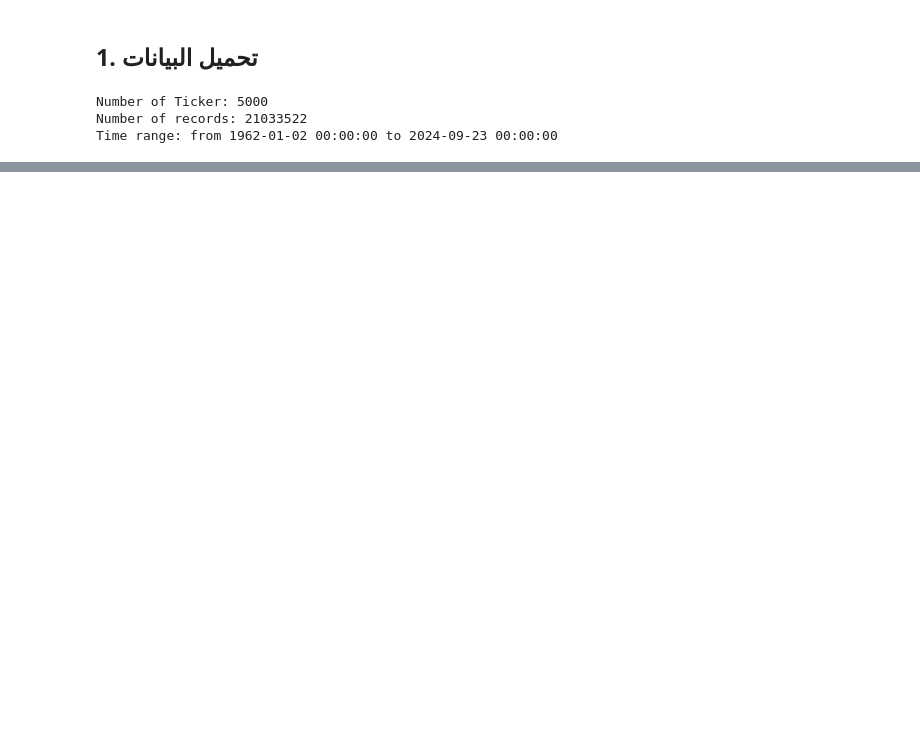
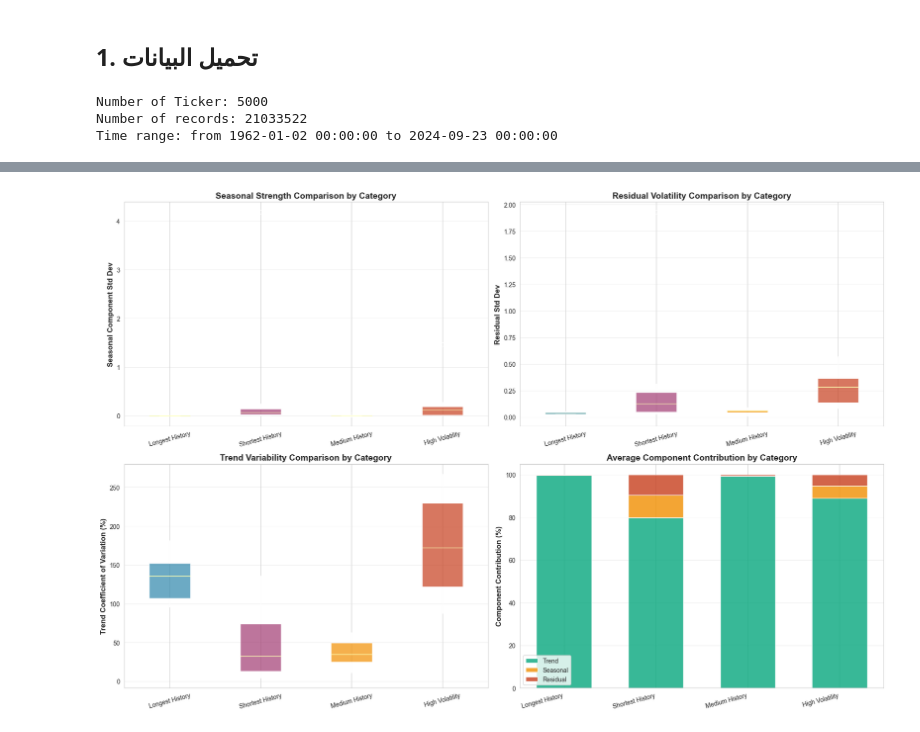
Before and after one commit to OnlyAbdullh/stock-trend-prediction, a Jupyter notebook: notebooks/05-trend-seasonality-decomposition.ipynb, the cells around one changed output, grey strips where cells are left out. Cells and saved outputs as stored; diff of their text form; code cells hidden in the pictures; blank space fills up the shorter version.

```diff
--- a/notebooks/05-trend-seasonality-decomposition.ipynb
+++ b/notebooks/05-trend-seasonality-decomposition.ipynb
@@ -276,0 +306,20 @@ Analyzing: ticker_2617
+# %%
+print("\n" + "="*80)
+print("APPLYING DECOMPOSITION TO 40 STOCKS")
+print("="*80)
+
+decompositions = {}
+
+for category, tickers in stock_categories.items():
+    print(f"\nProcessing {category}: {len(tickers)} stocks...")
+    for ticker in tickers:
+        decomp, stock_data = decompose_stock(ticker, model='multiplicative', period=63)
+        decompositions[ticker] = {
+            'decomposition': decomp,
+            'data': stock_data,
+            'category': category,
+            'model': 'multiplicative'
+        }
+    print(f"  ✓ Completed {category}")
+
+print(f"\nTotal stocks processed: {len(decompositions)}")
@@ -277 +399,77 @@ Analyzing: ticker_2617
+# %%
+    # Visualization: Component comparison by category
+fig, axes = plt.subplots(2, 2, figsize=(18, 12))
+
+categories = list(stock_categories.keys())
+colors_cat = ['#2E86AB', '#A23B72', '#F18F01', '#C73E1D']
+
+# 1. Seasonal Strength by Category
+seasonal_by_cat = [comp_df[comp_df['Category'] == cat]['Seasonal_Std'].values
+                   for cat in categories]
+bp1 = axes[0, 0].boxplot(seasonal_by_cat, labels=categories, patch_artist=True)
+for patch, color in zip(bp1['boxes'], colors_cat):
+    patch.set_facecolor(color)
+    patch.set_alpha(0.7)
+axes[0, 0].set_ylabel('Seasonal Component Std Dev', fontweight='bold', fontsize=12)
+axes[0, 0].set_title('Seasonal Strength Comparison by Category', fontsize=14, fontweight='bold')
+axes[0, 0].tick_params(axis='x', rotation=15)
+axes[0, 0].grid(True, alpha=0.3, axis='y')
+
+# 2. Residual Volatility by Category
+residual_by_cat = [comp_df[comp_df['Category'] == cat]['Residual_Std'].values
+                   for cat in categories]
+bp2 = axes[0, 1].boxplot(residual_by_cat, labels=categories, patch_artist=True)
+for patch, color in zip(bp2['boxes'], colors_cat):
+    patch.set_facecolor(color)
+    patch.set_alpha(0.7)
+axes[0, 1].set_ylabel('Residual Std Dev', fontweight='bold', fontsize=12)
+axes[0, 1].set_title('Residual Volatility Comparison by Category', fontsize=14, fontweight='bold')
+axes[0, 1].tick_params(axis='x', rotation=15)
+axes[0, 1].grid(True, alpha=0.3, axis='y')
+
+# 3. Trend Variability (CV) by Category
+trend_cv_by_cat = [comp_df[comp_df['Category'] == cat]['Trend_CV'].values
+                   for cat in categories]
+bp3 = axes[1, 0].boxplot(trend_cv_by_cat, labels=categories, patch_artist=True)
+for patch, color in zip(bp3['boxes'], colors_cat):
+    patch.set_facecolor(color)
+    patch.set_alpha(0.7)
+axes[1, 0].set_ylabel('Trend Coefficient of Variation (%)', fontweight='bold', fontsize=12)
+axes[1, 0].set_title('Trend Variability Comparison by Category', fontsize=14, fontweight='bold')
+axes[1, 0].tick_params(axis='x', rotation=15)
+axes[1, 0].grid(True, alpha=0.3, axis='y')
+
+# 4. Component Contribution (Average per category)
+trend_contrib = []
+seasonal_contrib = []
+residual_contrib = []
+
+for cat in categories:
+    cat_data = comp_df[comp_df['Category'] == cat]
+    total_var = cat_data['Trend_Std'] + cat_data['Seasonal_Std'] + cat_data['Residual_Std']
+    trend_contrib.append((cat_data['Trend_Std'] / total_var * 100).mean())
+    seasonal_contrib.append((cat_data['Seasonal_Std'] / total_var * 100).mean())
+    residual_contrib.append((cat_data['Residual_Std'] / total_var * 100).mean())
+
+x = np.arange(len(categories))
+width = 0.6
+
+p1 = axes[1, 1].bar(x, trend_contrib, width, label='Trend', color='#06A77D', alpha=0.8)
+p2 = axes[1, 1].bar(x, seasonal_contrib, width, bottom=trend_contrib,
+                    label='Seasonal', color='#F18F01', alpha=0.8)
+p3 = axes[1, 1].bar(x, residual_contrib, width,
+                    bottom=np.array(trend_contrib) + np.array(seasonal_contrib),
+                    label='Residual', color='#C73E1D', alpha=0.8)
+
+axes[1, 1].set_ylabel('Component Contribution (%)', fontweight='bold', fontsize=12)
+axes[1, 1].set_title('Average Component Contribution by Category', fontsize=14, fontweight='bold')
+axes[1, 1].set_xticks(x)
+axes[1, 1].set_xticklabels(categories, rotation=15, ha='right')
+axes[1, 1].legend()
+axes[1, 1].grid(True, alpha=0.3, axis='y')
+
+plt.tight_layout()
+plt.show()
+# %% [output]
+[figure, added]
 # %% [markdown]
```
Also changed, not shown: parts of 41 cells of this notebook.
